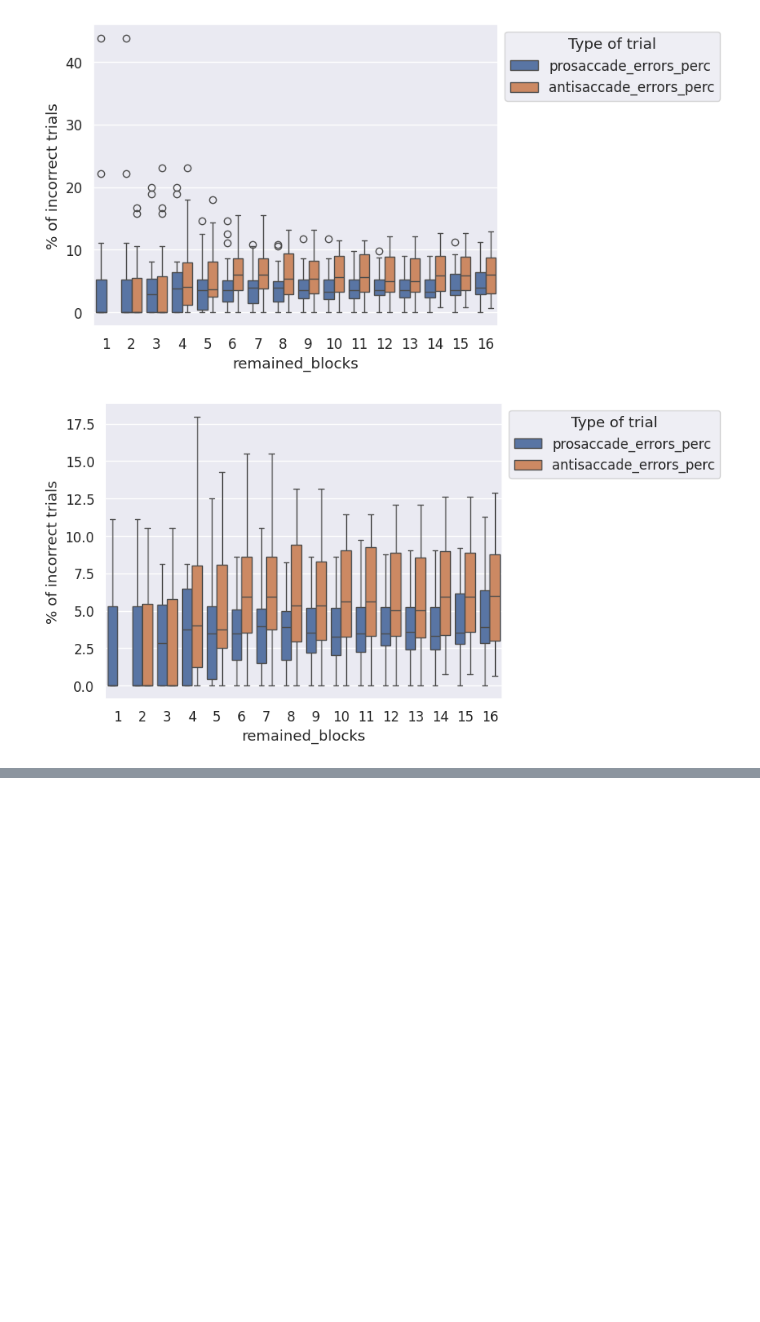
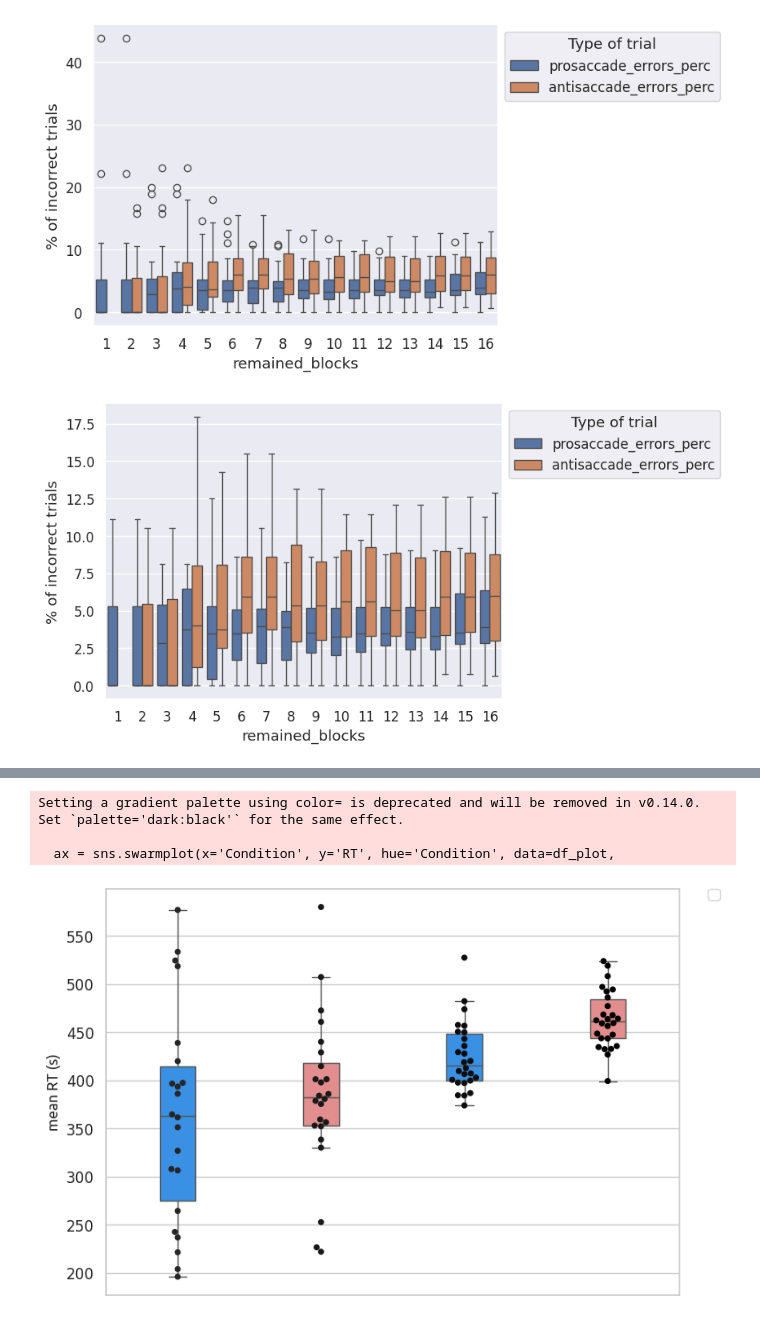
Before and after one commit to GEJ1/et_webcam_experiments, a Jupyter notebook: antisaccade_experiment/antisaccades_analysis_blocked.ipynb, the cells around one changed output, grey strips where cells are left out. Saved outputs shown, nothing was run; the diff lists cells and outputs as text; code cells hidden in the pictures; blank space fills up the shorter version.

```diff
--- a/antisaccade_experiment/antisaccades_analysis_blocked.ipynb
+++ b/antisaccade_experiment/antisaccades_analysis_blocked.ipynb
@@ -954,3 +955,75 @@ df_blocks_filtered.describe()
 | 50% | 2.000000 | 2.000000 | 4.000000 | 57.000000 | 75.500000 | ... |
 | 75% | 4.000000 | 3.000000 | 6.000000 | 58.000000 | 78.000000 | ... |
 | max | 8.000000 | 5.000000 | 10.000000 | 59.000000 | 80.000000 | ... |
+# %%
+# RT VERSION CON BLOQUES
+data = {
+    'Direction': np.concatenate([
+        ['Prosaccade']*len(df_blocks_filtered),
+        ['Antisaccade']*len(df_blocks_filtered),
+        ['Prosaccade']*len(df_blocks_filtered),
+        ['Antisaccade']*len(df_blocks_filtered),
+    ]),
+    'Response': np.concatenate([
+        ['Incorrect']*len(df_blocks_filtered),
+        ['Incorrect']*len(df_blocks_filtered),
+        ['Correct']*len(df_blocks_filtered),
+        ['Correct']*len(df_blocks_filtered),
+    ]),
+    'RT': np.concatenate([
+        df_blocks_filtered["pro_sacc_errors_rt_median"],
+        df_blocks_filtered["anti_sacc_errors_rt_median"],
+        df_blocks_filtered["pro_sacc_correct_rt_median"],
+        df_blocks_filtered["anti_sacc_correct_rt_median"],
+
+    ])
+}
+df_plot = pd.DataFrame(data)
+df_plot['Condition'] = df_plot['Direction'] + '_' + df_plot['Response']
+#print(df_plot)
+
+plt.figure(figsize=(8, 5))
+sns.set_style("whitegrid")
+
+# palette = {'Prosaccade_Incorrect': (65/255, 105/255, 225/255, 0.2),  # royalblue with alpha
+#            'Antisaccade_Incorrect': (250/255, 128/255, 114/255, 0.2),    # salmon with alpha
+
+palette = {'Prosaccade_Incorrect': (30/255, 144/255, 255/255, 0.2),  # dodgerblue with alpha
+           'Antisaccade_Incorrect': (240/255, 128/255, 128/255, 0.2),   # lightcoral with alpha
+           'Prosaccade_Correct': (30/255, 144/255, 255/255, 0.2),  # dodgerblue with alpha
+           'Antisaccade_Correct': (240/255, 128/255, 128/255, 0.2)}   # lightcoral with alpha
+
+ax = sns.boxplot(x='Condition', y='RT', hue='Condition', data=df_plot,
+    width=0.25,
+    fliersize=0,
+#   dodge=True,
+    palette=palette,
+)
+
+ax = sns.swarmplot(x='Condition', y='RT', hue='Condition', data=df_plot,
+#    dodge=True,
+    color='black',
+    size=5,
+#    alpha=0.7,
+    legend=False,
+)
+
+# Adjust legend position and title
+# plt.title("mean RT (s)", fontsize=14)
+plt.xlabel("")
+plt.xticks([])
+plt.ylabel("mean RT (s)", fontsize=12, font='Ubuntu')
+
+# Move the legend outside the figure (top-right corner)
+plt.legend(bbox_to_anchor=(1.05, 1), loc='upper left', borderaxespad=0)
+
+# Adjust layout to fit legend
+plt.tight_layout()
+
+# Show the plot
+plt.show()
+# %% [output]
+Setting a gradient palette using color= is deprecated and will be removed in v0.14.0. Set `palette='dark:black'` for the same effect.
+
+  ax = sns.swarmplot(x='Condition', y='RT', hue='Condition', data=df_plot,
+[figure, added]
```
Also changed, not shown: parts of 3 cells of this notebook.
